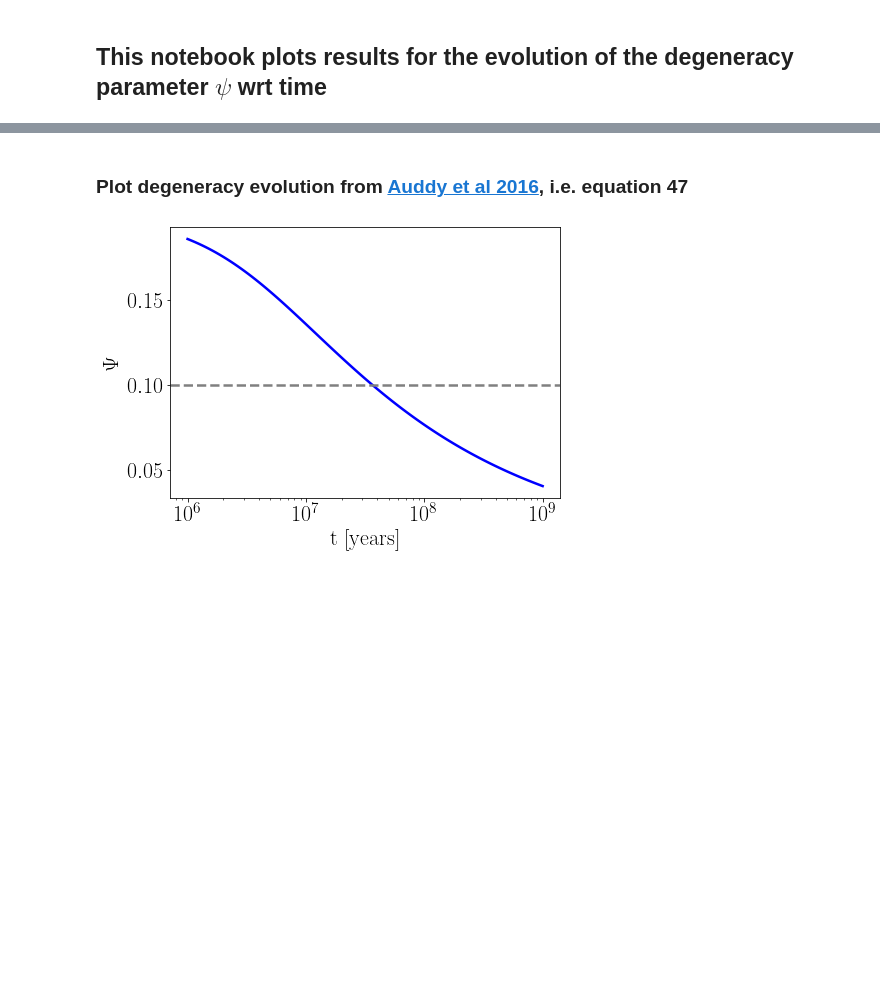
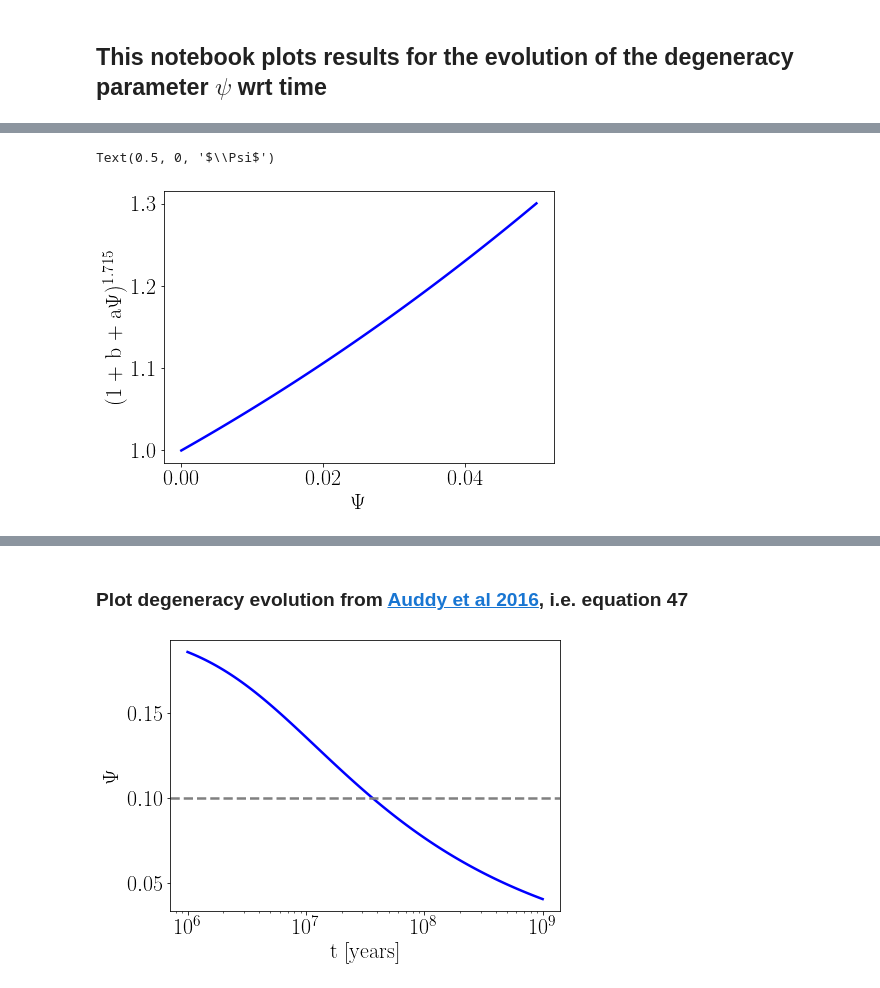
Before and after one commit to mariabenitocst/brown_dwarfs_palatini, a Jupyter notebook: jupyter-notebook/evolution_degeneracy.ipynb, the cells around one changed output, grey strips where cells are left out. Cells and saved outputs as stored; diff of their text form; code cells hidden in the pictures; blank space fills up the shorter version.

```diff
--- a/jupyter-notebook/evolution_degeneracy.ipynb
+++ b/jupyter-notebook/evolution_degeneracy.ipynb
@@ -19,3 +89,30 @@ psi   = data[1]
+# %%
+def one_b_a_factor(psi):
+    xH = 0.5*0.51
+    X = 0.75; Y = 0.25; mu_1 = np.power((1+xH)*X + Y/4., -1); mu_e = np.power(X + Y/2., -1)
+
+    a = 5*mu_e/2*mu_1
+    b = (-5./16.*psi*np.log(1-np.exp(-1./psi)) +
+        15./8.*psi*psi*(np.pi**2/2. + polylog(2, -np.exp(-1./psi))))
+    # return
+    return np.power(1+b+a*psi, 1.715)
+
+psi    = np.linspace(0., 0.05, 100)
+factor = np.zeros(len(psi))
+for i in range(len(psi)):
+    factor[i] = one_b_a_factor(psi[i])
+
+fig, ax = plt.subplots(1, 1, figsize=(7, 5))
+
+ax.plot(psi, factor, lw=2.5, color="blue")
+
+ax.set_ylabel(r"(1 + b + a$\Psi)^{1.715}$")
+ax.set_xlabel(r"$\Psi$")
+
+#ax.set_ylim(0., 1.)
+# %% [output]
+Text(0.5, 0, '$\\Psi$')
+[figure, added]
 # %%
 fig, ax = plt.subplots(1, 1, figsize=(7, 5))
 
```
Also changed, not shown: parts of 10 cells of this notebook, 1 other file.
